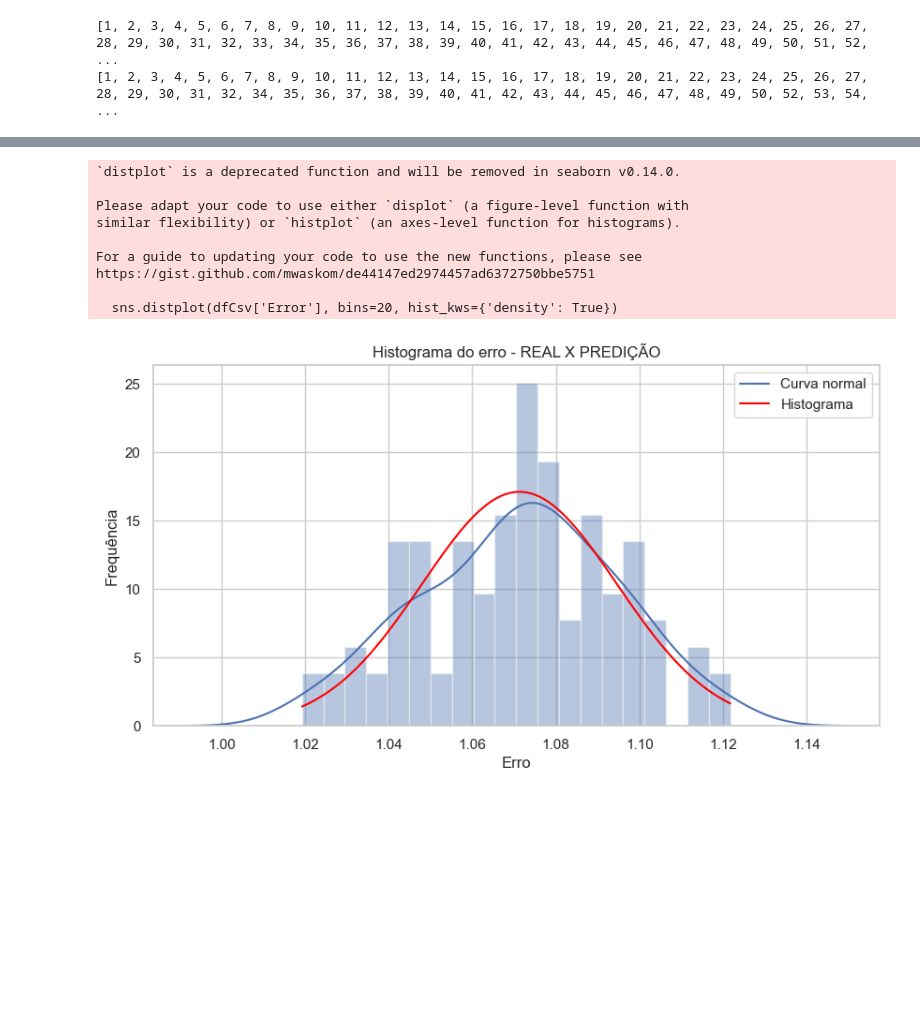
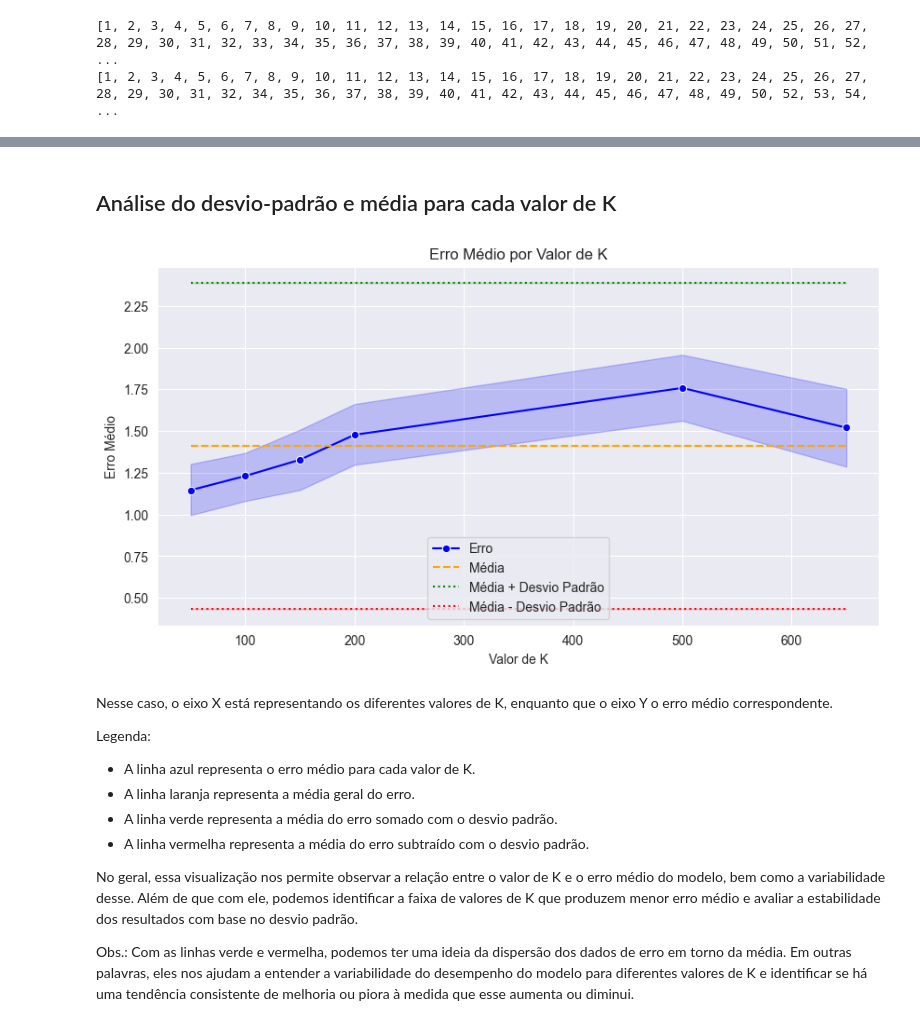
Before and after one commit to LuccaHiratsuca/Netflix-Challenge, a Jupyter notebook: main.ipynb, the cells around one changed output, grey strips where cells are left out. Saved outputs shown, nothing was run; the diff lists cells and outputs as text; code cells hidden in the pictures; blank space fills up the shorter version.

```diff
--- a/main.ipynb
+++ b/main.ipynb
@@ -94,20 +179,35 @@ plt.show()
-# %%
-plt.figure(figsize=(10, 5))
-sns.distplot(dfCsv['Error'], bins=20, hist_kws={'density': True})
-plt.plot(x, normal_curve, color='red')
-plt.title('Histograma do erro - REAL X PREDIÇÃO')
-plt.xlabel('Erro')
-plt.ylabel('Frequência')
-plt.legend(['Curva normal', 'Histograma'])
-plt.show()
-# %% [output]
-`distplot` is a deprecated function and will be removed in seaborn v0.14.0.
-
-Please adapt your code to use either `displot` (a figure-level function with
-similar flexibility) or `histplot` (an axes-level function for histograms).
-
-For a guide to updating your code to use the new functions, please see
-https://gist.github.com/mwaskom/de44147ed2974457ad6372750bbe5751
-
-  sns.distplot(dfCsv['Error'], bins=20, hist_kws={'density': True})
-[figure, removed]
+# %% [markdown]
+## Análise do desvio-padrão e média para cada valor de K
+# %%
+plt.figure(figsize=(10, 5))
+sns.set_style('darkgrid')
+
+average = dfCsv['Error'].mean()
+std = dfCsv['Error'].std()
+
+sns.lineplot(x=dfCsv['K'], y=dfCsv['Error'], marker='o', color='blue', label='Erro')
+sns.lineplot(x=dfCsv['K'], y=[average]*len(dfCsv['K']), linestyle='--', color='orange', label='Média')
+sns.lineplot(x=dfCsv['K'], y=[average+std]*len(dfCsv['K']), linestyle=':', color='green', label='Média + Desvio Padrão')
+sns.lineplot(x=dfCsv['K'], y=[average-std]*len(dfCsv['K']), linestyle=':', color='red', label='Média - Desvio Padrão')
+
+plt.title('Erro Médio por Valor de K')
+plt.xlabel('Valor de K')
+plt.ylabel('Erro Médio')
+plt.legend(loc='best')
+plt.grid(True)
+
+plt.show()
+# %% [output]
+[figure, added]
+# %% [markdown]
+Nesse caso, o eixo X está representando os diferentes valores de K, enquanto que o eixo Y o erro médio correspondente.
+
+Legenda:
+- A linha azul representa o erro médio para cada valor de K.
+- A linha laranja representa a média geral do erro.
+- A linha verde representa a média do erro somado com o desvio padrão.
+- A linha vermelha representa a média do erro subtraído com o desvio padrão.
+
+No geral, essa visualização nos permite observar a relação entre o valor de K e o erro médio do modelo, bem como a variabilidade desse. Além de que com ele, podemos identificar a faixa de valores de K que produzem menor erro médio e avaliar a estabilidade dos resultados com base no desvio padrão.
+
+Obs.: Com as linhas verde e vermelha, podemos ter uma ideia da dispersão dos dados de erro em torno da média. Em outras palavras, eles nos ajudam a entender a variabilidade do desempenho do modelo para diferentes valores de K e identificar se há uma tendência consistente de melhoria ou piora à medida que esse aumenta ou diminui.
```
Also changed, not shown: parts of 15 cells of this notebook, 2 other files.
